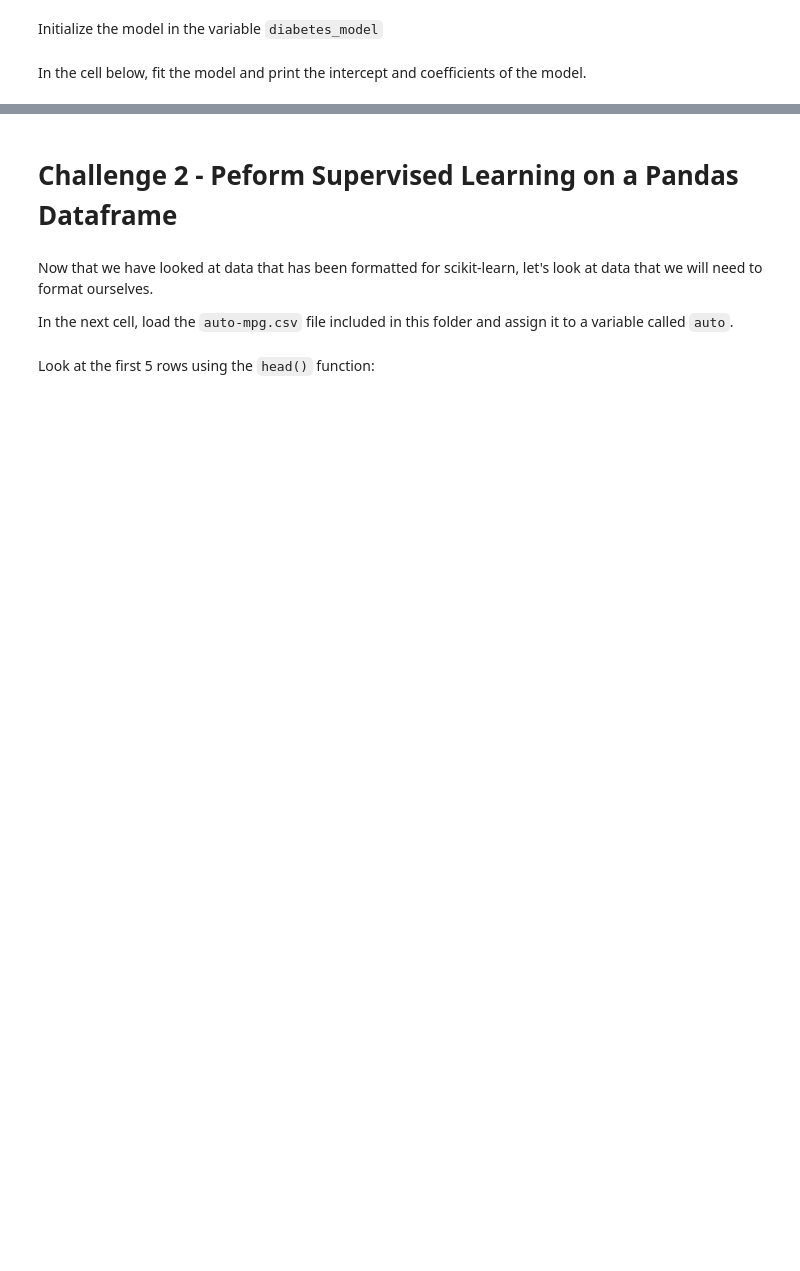
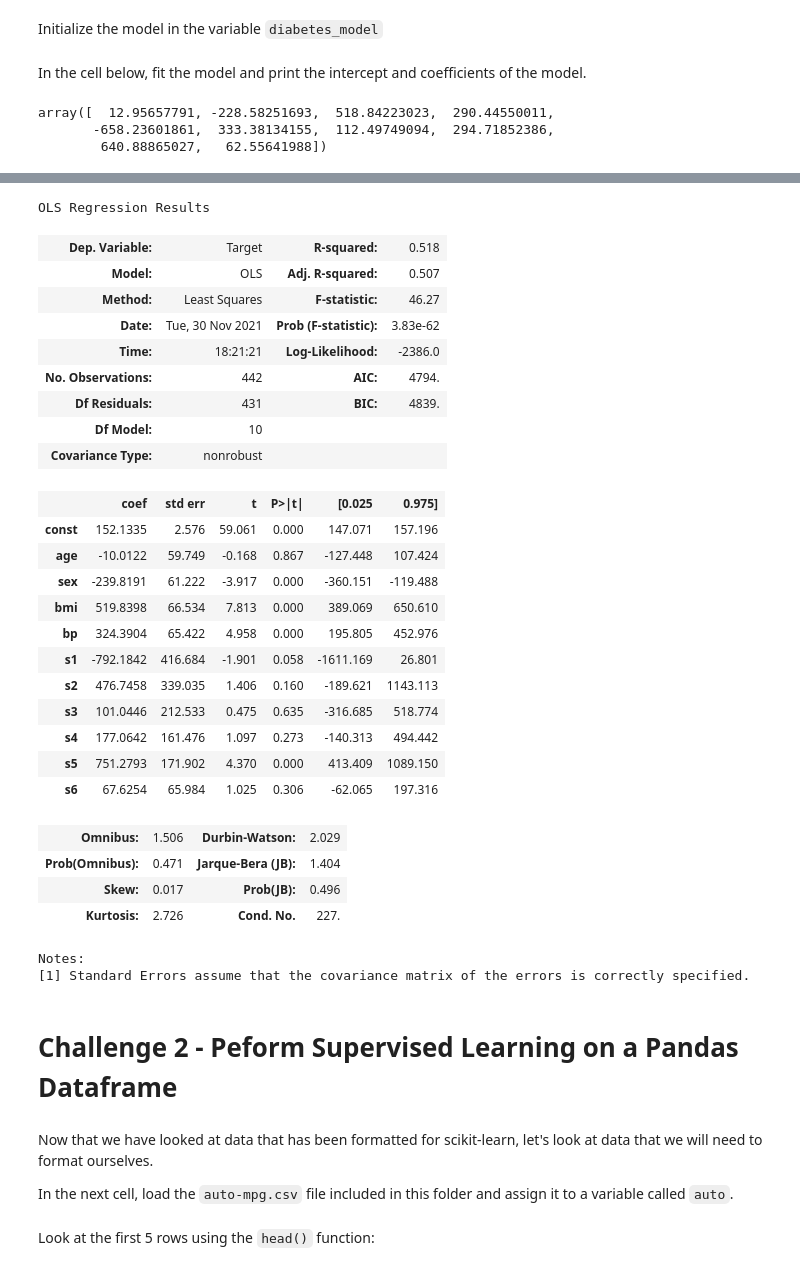
Before and after one commit to Ironhack-Data-Madrid-Octubre-2021/lab-intro-to-sklearn, a Jupyter notebook: your-code/main.ipynb, the cells around one changed output, grey strips where cells are left out. Drawn from its saved outputs; the diff is of its cells as text; code cells hidden in the pictures; blank space fills up the shorter version.

```diff
--- a/your-code/main.ipynb
+++ b/your-code/main.ipynb
@@ -16,0 +28,3 @@ First, we will load the diabetes dataset. Do this in the cell below by importing
+# %%
+diabetes = pd.DataFrame(load_diabetes().data, columns=load_diabetes().feature_names)
+diabetes.head(2)
@@ -38,3 +101,4 @@ Now explore the data. Scikit-learn typically takes in 2D numpy arrays as input (
 Given this information, let's apply what we have previously learned about linear regression and apply the algorithm to the diabetes dataset. In the cell below, import the linear regression class from sklearn.
 # %%
 # Your code here:
+diabetes["Target"] = load_diabetes().target
@@ -40,0 +111,3 @@ Given this information, let's apply what we have previously learned about linear
+# %%
+y = diabetes.Target
+y.head()
@@ -40,0 +121,3 @@ Given this information, let's apply what we have previously learned about linear
+# %%
+X = diabetes.drop("Target", axis=1) #La X siempre es un dataframe (Aunque solo tenga una columna)
+X.head()
@@ -47,5 +148,11 @@ In the cell below, fit the model and print the intercept and coefficients of the
 # %%
 # Your code here:
+linreg.fit(X_train, y_train)
+linreg.coef_
+# %% [output]
+array([  12.95657791, -228.58251693,  518.84223023,  290.44550011,
+       -658.23601861,  333.38134155,  112.49749094,  294.71852386,
+        640.88865027,   62.55641988])
 # %% [markdown]
 # Bonus Challenge 1 - Conduct a Hypothesis Test on the Model
 
@@ -64,3 +169,40 @@ Your result should look similar to this:
+# %%
+# Your code here:
+import statsmodels.api as sm
+import numpy as np
+X = sm.add_constant(X)
+model = sm.OLS(y,X)
+result = model.fit()
+result.summary()
+# %% [output]
+OLS Regression Results
+| Dep. Variable: | Target | R-squared: | 0.518 |
+| Model: | OLS | Adj. R-squared: | 0.507 |
+| Method: | Least Squares | F-statistic: | 46.27 |
+| Date: | Tue, 30 Nov 2021 | Prob (F-statistic): | 3.83e-62 |
+| Time: | 18:21:21 | Log-Likelihood: | -2386.0 |
+| No. Observations: | 442 | AIC: | 4794. |
+| Df Residuals: | 431 | BIC: | 4839. |
+| Df Model: | 10 |  |  |
+| Covariance Type: | nonrobust |  |  |
+|  | coef | std err | t | P>|t| | [0.025 | 0.975] |
+| const | 152.1335 | 2.576 | 59.061 | 0.000 | 147.071 | 157.196 |
+| age | -10.0122 | 59.749 | -0.168 | 0.867 | -127.448 | 107.424 |
+| sex | -239.8191 | 61.222 | -3.917 | 0.000 | -360.151 | -119.488 |
+| bmi | 519.8398 | 66.534 | 7.813 | 0.000 | 389.069 | 650.610 |
+| bp | 324.3904 | 65.422 | 4.958 | 0.000 | 195.805 | 452.976 |
+| s1 | -792.1842 | 416.684 | -1.901 | 0.058 | -1611.169 | 26.801 |
+| s2 | 476.7458 | 339.035 | 1.406 | 0.160 | -189.621 | 1143.113 |
+| s3 | 101.0446 | 212.533 | 0.475 | 0.635 | -316.685 | 518.774 |
+| s4 | 177.0642 | 161.476 | 1.097 | 0.273 | -140.313 | 494.442 |
+| s5 | 751.2793 | 171.902 | 4.370 | 0.000 | 413.409 | 1089.150 |
+| s6 | 67.6254 | 65.984 | 1.025 | 0.306 | -62.065 | 197.316 |
+| Omnibus: | 1.506 | Durbin-Watson: | 2.029 |
+| Prob(Omnibus): | 0.471 | Jarque-Bera (JB): | 1.404 |
+| Skew: | 0.017 | Prob(JB): | 0.496 |
+| Kurtosis: | 2.726 | Cond. No. | 227. |
+Notes:
+[1] Standard Errors assume that the covariance matrix of the errors is correctly specified.
 # %% [markdown]
 # Challenge 2 - Peform Supervised Learning on a Pandas Dataframe
 # %% [markdown]
```
Also changed, not shown: parts of 54 cells of this notebook.
